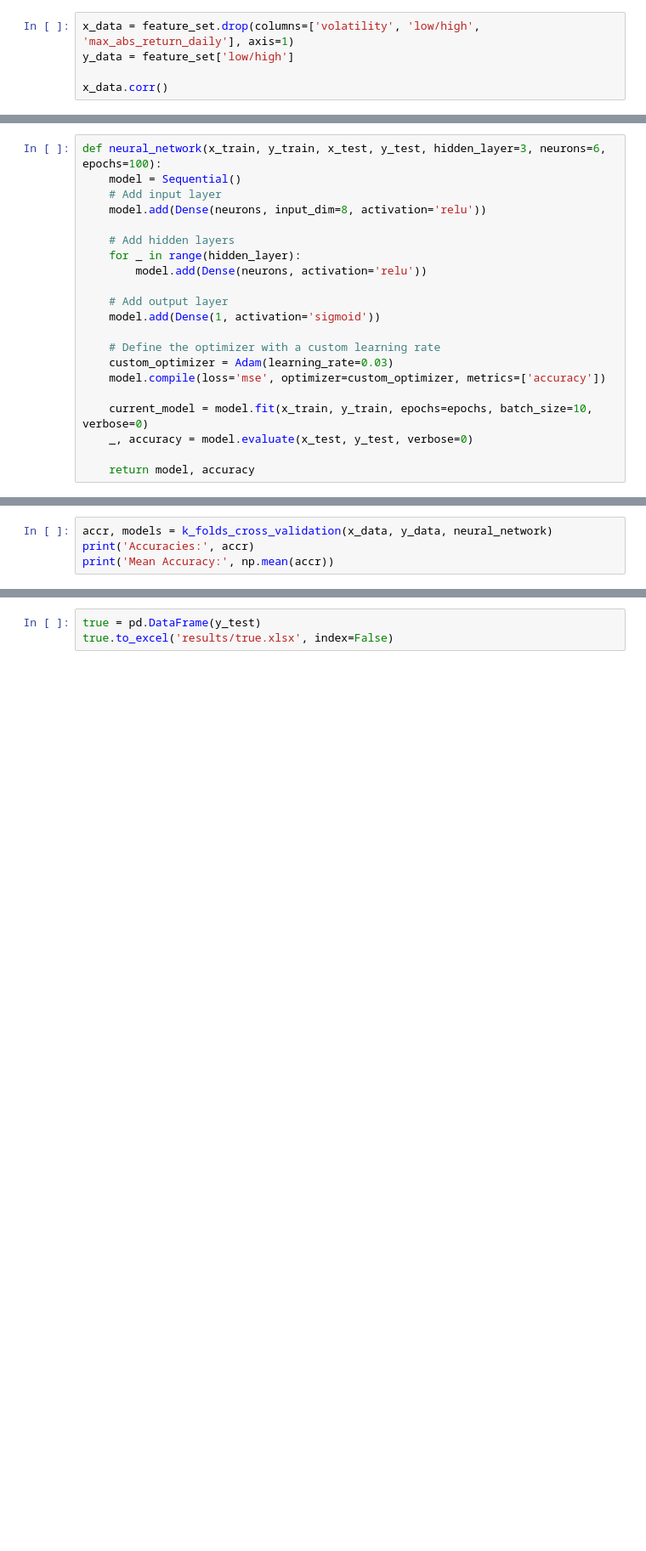
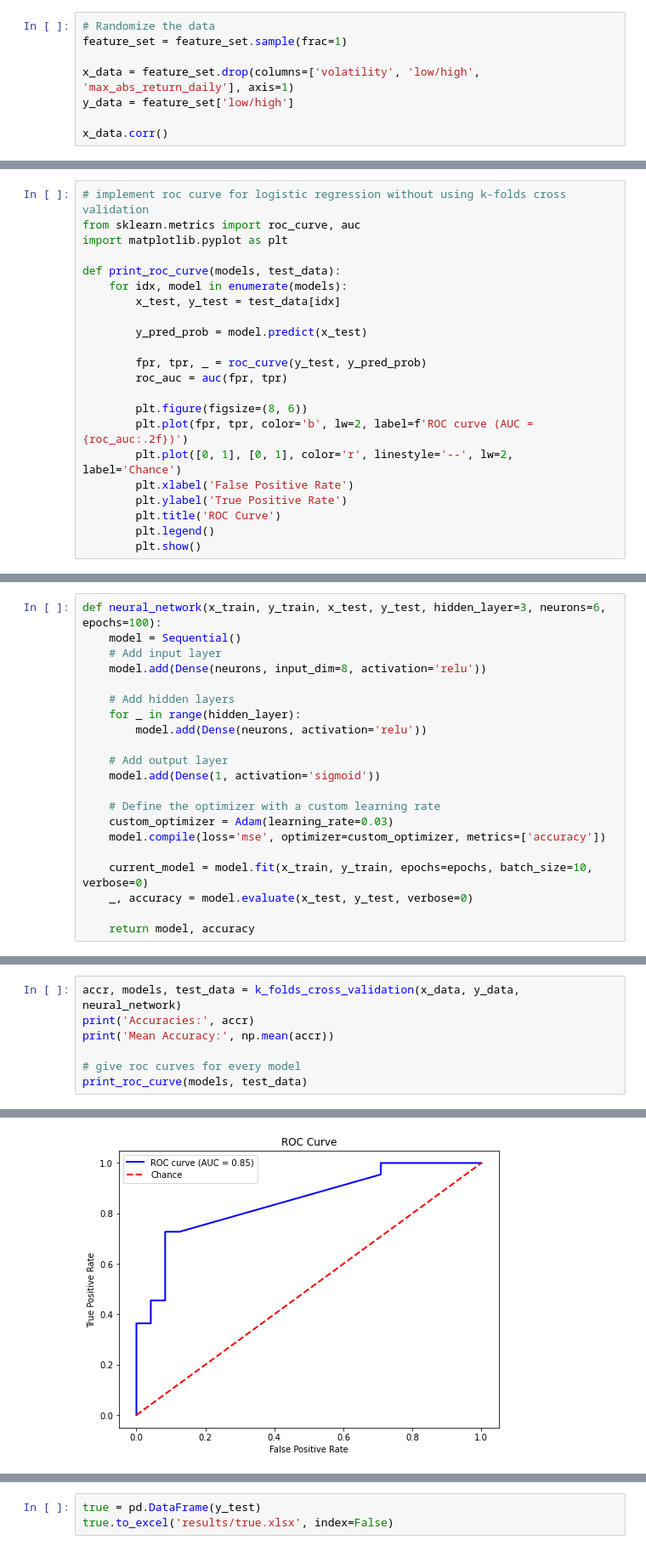
Before and after one commit to moleh13/EC48E, a Jupyter notebook: project/project.ipynb, the cells around one changed output, grey strips where cells are left out. Shown at 85% size. Drawn from its saved outputs; the diff is of its cells as text; blank space fills up the shorter version.

Commit message:
implementing different models

```diff
--- a/project/project.ipynb
+++ b/project/project.ipynb
@@ -201,6 +207,9 @@ feature_set.head()
 | 2005-05 | 2.793 | 1.0 | 0.047595 | 0.014019 | 3.00 | 4.14 | ... |
 | 2005-06 | 3.202 | 1.0 | 0.017629 | 0.014870 | 3.04 | 4.00 | ... |
 # %%
+# Randomize the data
+feature_set = feature_set.sample(frac=1)
+
 x_data = feature_set.drop(columns=['volatility', 'low/high', 'max_abs_return_daily'], axis=1)
 y_data = feature_set['low/high']
 
@@ -231,0 +278,22 @@ y_data = np.array(y_data)
+# %%
+# implement roc curve for logistic regression without using k-folds cross validation
+from sklearn.metrics import roc_curve, auc
+import matplotlib.pyplot as plt
+
+def print_roc_curve(models, test_data):
+    for idx, model in enumerate(models):
+        x_test, y_test = test_data[idx]
+
+        y_pred_prob = model.predict(x_test)
+
+        fpr, tpr, _ = roc_curve(y_test, y_pred_prob)
+        roc_auc = auc(fpr, tpr)
+
+        plt.figure(figsize=(8, 6))
+        plt.plot(fpr, tpr, color='b', lw=2, label=f'ROC curve (AUC = {roc_auc:.2f})')
+        plt.plot([0, 1], [0, 1], color='r', linestyle='--', lw=2, label='Chance')
+        plt.xlabel('False Positive Rate')
+        plt.ylabel('True Positive Rate')
+        plt.title('ROC Curve')
+        plt.legend()
+        plt.show()
@@ -284,5 +393,8 @@ def k_folds_cross_validation(x_data, y_data, model_func, k=5):
 # %%
-accr, models = k_folds_cross_validation(x_data, y_data, neural_network)
+accr, models, test_data = k_folds_cross_validation(x_data, y_data, neural_network)
 print('Accuracies:', accr)
 print('Mean Accuracy:', np.mean(accr))
+
+# give roc curves for every model
+print_roc_curve(models, test_data)
 # %% [output]
@@ -305,0 +419 @@ Mean Accuracy: 0.41739130318164824
+[figure, added]
```
Also changed, not shown: parts of 19 cells of this notebook.
